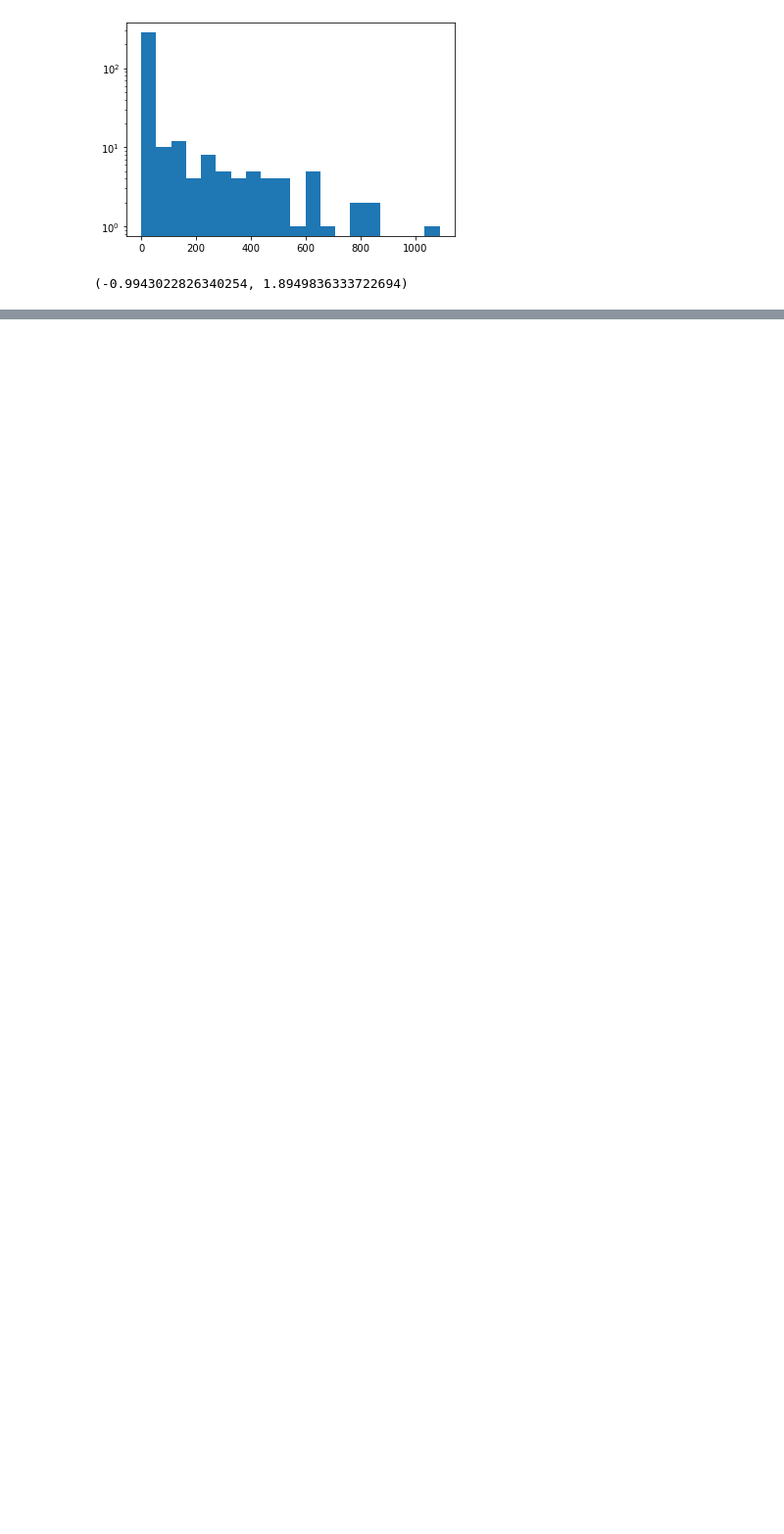
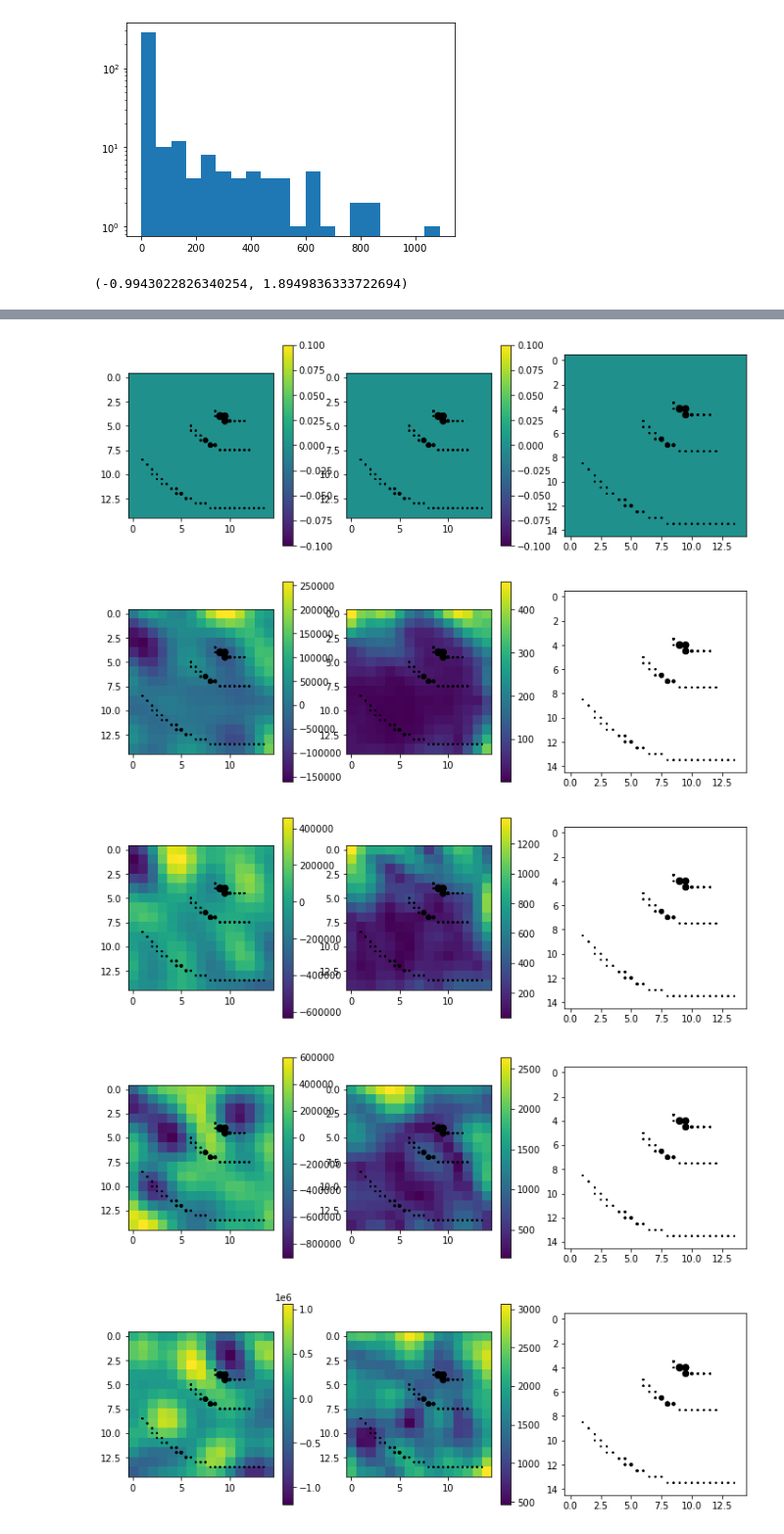
Before and after one commit to SheffieldML/advectionGPdatasets, a Jupyter notebook: juypter/Round Hill 2 example.ipynb, the cells around one changed output, grey strips where cells are left out. Shown at 98% size. Cells and saved outputs as stored; diff of their text form; code cells hidden in the pictures; blank space fills up the shorter version.

```diff
--- a/juypter/Round Hill 2 example.ipynb
+++ b/juypter/Round Hill 2 example.ipynb
@@ -52,7 +52,7 @@ plt.hist(Y,20,log=True);
 # %% [output]
 [figure]
 # %%
-Y /= np.std(Y)
+#Y /= np.std(Y)
 # %%
 rh.experiments[0].windX,rh.experiments[0].windY
 # %% [output]
@@ -60,14 +64,14 @@ rh.experiments[0].windX,rh.experiments[0].windY
 # %%
 #set up our model...
-N_feat = 800 #Number of features used to infer the source
-k = EQ(20, 1)
-res = [400,30,30]
+N_feat = 1000 #Number of features used to infer the source
+k = EQ(40, 100)
+res = [100,30,30]
 gbs = ((np.prod(res)*len(X)*8)/1024/1024/1000)
 print("Memory usage in grid model: %0.2f Gb" % gbs)
 assert gbs<6, "TOO BIG :("
 noiseSD = 0.1
 sensors = FixedSensorModel(X,3)
 windmodel=WindSimple(rh.experiments[0].windX,rh.experiments[0].windY)
-k_0 = 0.1
+k_0 = 0.5
 mInfer = Model(resolution=res,boundary=boundary,N_feat=N_feat,noiseSD=noiseSD,kernel=k,sensormodel=sensors,windmodel=windmodel,k_0=k_0) #Initiate new model for inference
 # %% [output]
@@ -266,0 +95,4 @@ NameError: name 'conc' is not defined
+# %%
+scaleby = [5,2,2]
+mInfer.coords = mInfer.coords[:,::scaleby[0],::scaleby[1],::scaleby[2]] #20x10x10
+concmean,concvar = mInfer.computeConcentration(meanZ,covZ,Nsamps=6,Nparticles=5)
@@ -266,0 +103,38 @@ NameError: name 'conc' is not defined
+# %%
+gridX = mInfer.getGridCoord(X[:,1:])/np.array(scaleby)
+
+for tsamp in range(0,mInfer.coords.shape[1],2):
+    plt.figure(figsize=[12,4])
+    plt.title(tsamp)
+    plt.subplot(1,3,1)
+    plt.scatter(gridX[:,1],gridX[:,2],1+Y/20,color='black')
+    plt.imshow(concmean[tsamp,:,:])
+    #plt.clim([-5,5])
+    plt.colorbar()
+    plt.subplot(1,3,2)
+    plt.scatter(gridX[:,1],gridX[:,2],1+Y/20,color='black')
+    plt.imshow(np.sqrt(concvar[tsamp,:,:]))
+    #plt.clim([0,5])
+    plt.colorbar()
+    plt.subplot(1,3,3)
+    plt.scatter(gridX[:,1],gridX[:,2],1+Y/20,color='black')
+    vals = concmean[tsamp,:,:]
+    alphas = np.sqrt(concvar[tsamp,:,:])<0.05
+    plt.imshow(vals,alpha=alphas.astype(float))
+    plt.clim([-5,5])
+
+    #plt.subplot(1,4,4)
+    #plt.scatter(gridX[:,1],gridX[:,2],1,color='black')
+    #plt.imshow(realconc[tsamp,:,:])
+    #plt.clim([-5,5])
+    #plt.colorbar()
+
+    #t = ts[tsamp*10]
+    #plt.scatter(Xgrid[X[:,1]==t,2],Xgrid[X[:,1]==t,1],3+Y[X[:,1]==t]*5,color='red')
+    #
+# %% [output]
+[figure, added]
+[figure, added]
+[figure, added]
+[figure, added]
+[figure, added]
```
Also changed, not shown: parts of 27 cells of this notebook.
